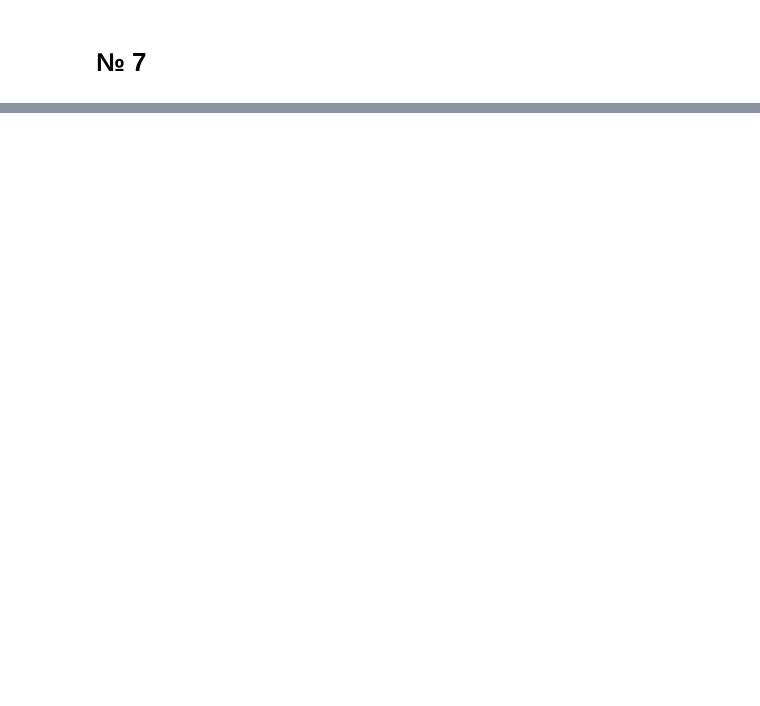
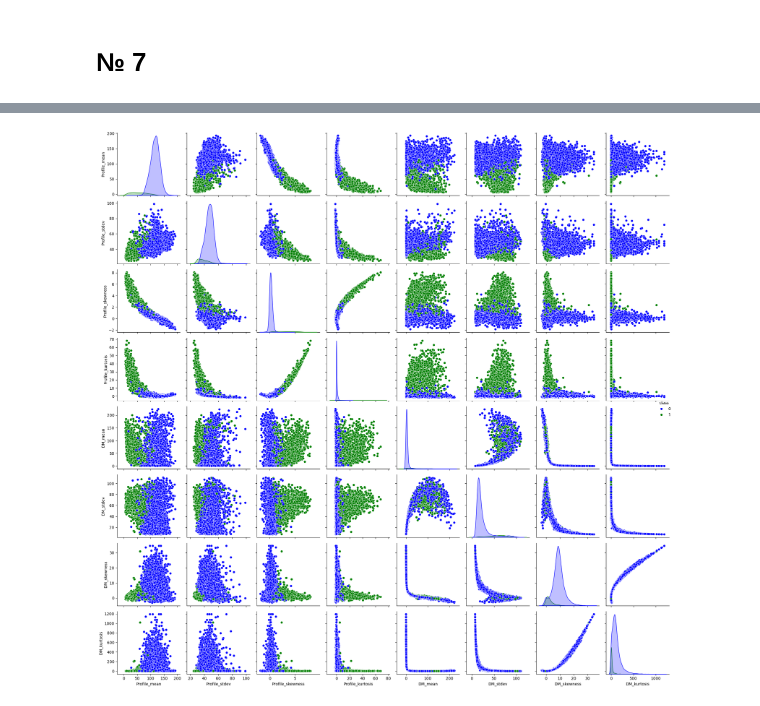
Before and after one commit to Morpheuseses/IDA_works, a Jupyter notebook: scikit-learn/tasks.ipynb, the cells around one changed output, grey strips where cells are left out. Drawn from its saved outputs; the diff is of its cells as text; code cells hidden in the pictures; blank space fills up the shorter version.

Commit message:
add some tasks to pandas

```diff
--- a/scikit-learn/tasks.ipynb
+++ b/scikit-learn/tasks.ipynb
@@ -125,0 +143,11 @@ TypeError: Linkage matrix 'Z' must contain doubles.
+# %%
+import pandas as pd
+import seaborn as sns
+import matplotlib as mp
+
+data = pd.read_csv("HTRU_2.csv")
+
+print(data.head())
+print(data.columns.tolist())
+
+print(data["class"])
@@ -125,0 +172,17 @@ TypeError: Linkage matrix 'Z' must contain doubles.
+# %%
+sns.pairplot(data=data,
+             palette=['blue', 'green'],
+             hue="class",
+             vars=["Profile_mean",
+                   "Profile_stdev",
+                    "Profile_skewness",
+                    "Profile_kurtosis",
+                    "DM_mean",
+                    "DM_stdev",
+                    "DM_skewness",
+                    "DM_kurtosis"])
+
+plt.tight_layout()
+plt.show()
+# %% [output]
+[figure, added]
```
Also changed, not shown: parts of 16 cells of this notebook, 20 other files.
